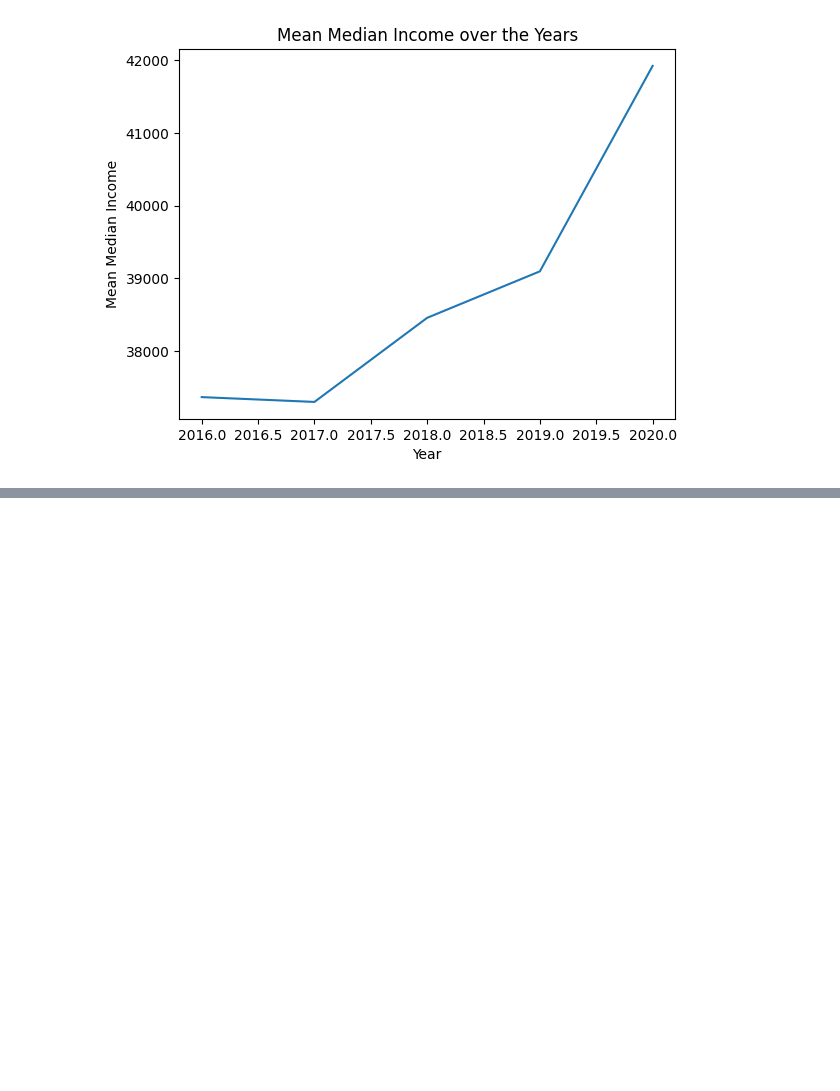
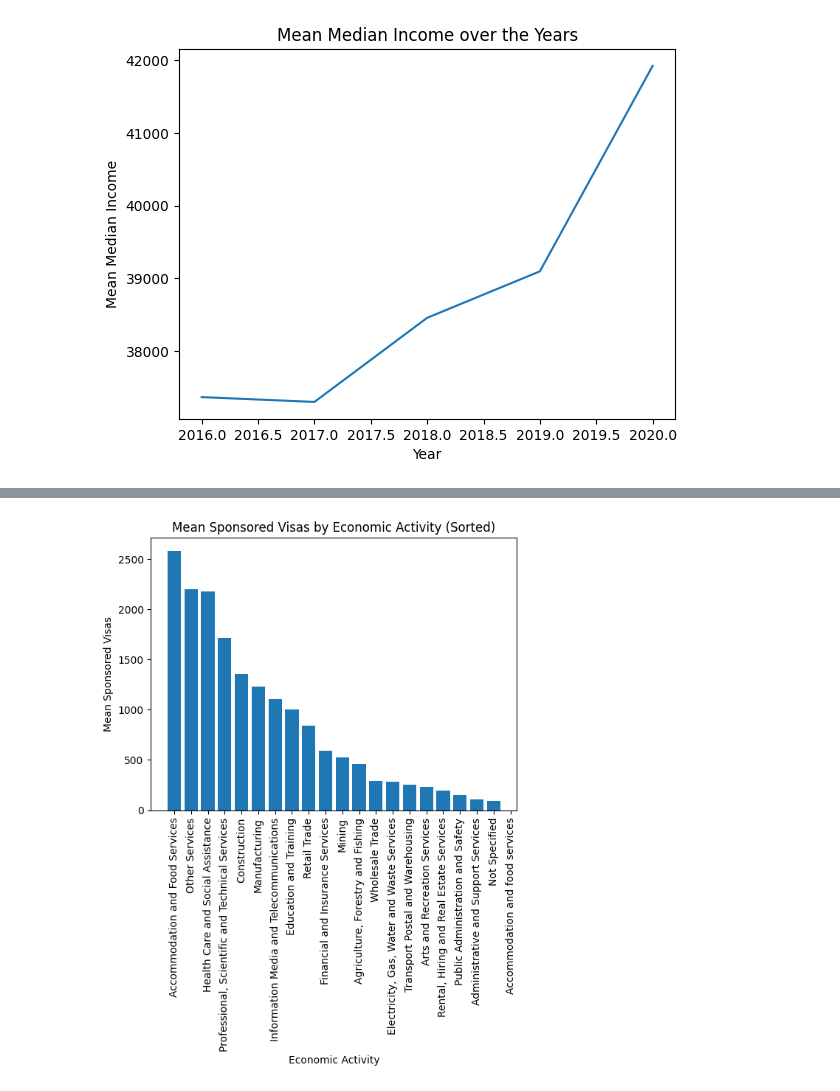
Before and after one commit to SergiColl5/project2_australia_income_visas, a Jupyter notebook: notebooks/visualization.ipynb, the cells around one changed output, grey strips where cells are left out. Saved outputs shown, nothing was run; the diff lists cells and outputs as text; code cells hidden in the pictures; blank space fills up the shorter version.

```diff
--- a/notebooks/visualization.ipynb
+++ b/notebooks/visualization.ipynb
@@ -63,0 +79,24 @@ KeyError: 'Column not found: Sponsored_visas'
+# %%
+
+
+# Group the data by activity and calculate the mean number of sponsored visas
+mean_sponsored_visas_by_activity = all_together.groupby('Activity')['Sponsored_visas'].mean().reset_index()
+
+# Sort the data in descending order based on the mean number of sponsored visas
+mean_sponsored_visas_by_activity = mean_sponsored_visas_by_activity.sort_values(by='Sponsored_visas', ascending=False)
+
+# Plot the mean number of sponsored visas for each activity as a bar plot
+plt.bar(mean_sponsored_visas_by_activity['Activity'], mean_sponsored_visas_by_activity['Sponsored_visas'])
+
+# Add labels and title to the plot
+plt.xlabel('Economic Activity')
+plt.ylabel('Mean Sponsored Visas')
+plt.title('Mean Sponsored Visas by Economic Activity (Sorted)')
+
+# Rotate the x-axis labels to improve readability
+plt.xticks(rotation=90)
+
+# Show the plot
+plt.show()
+# %% [output]
+[figure, added]
```
Also changed, not shown: parts of 8 cells of this notebook, 5 other files.
